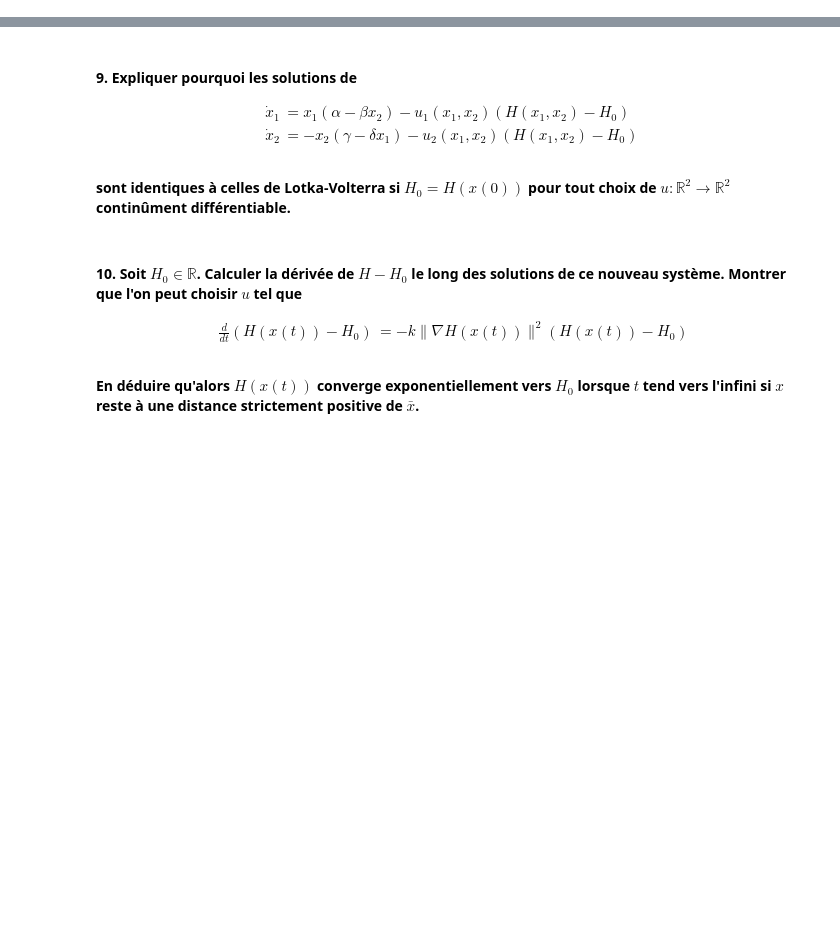
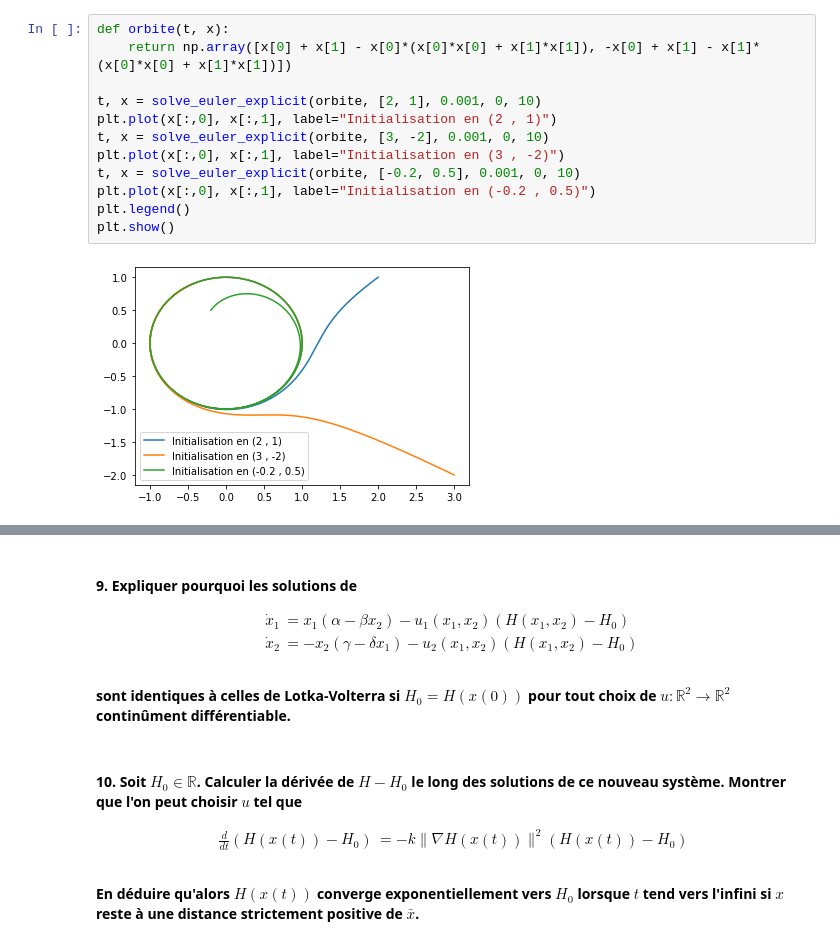
Before and after one commit to pguillot07/Devoir-Maths-Info-Equations-Differentielles, a Jupyter notebook: Rendu_equations_differentielles.ipynb, the cells around one changed output, grey strips where cells are left out. Drawn from its saved outputs; the diff is of its cells as text; blank space fills up the shorter version.

```diff
--- a/Rendu_equations_differentielles.ipynb
+++ b/Rendu_equations_differentielles.ipynb
@@ -40,0 +237,14 @@ $\text{def  solve_euler_implicit }(f, x_0, dt, t_0, t_f, intermax = 100): \\
+# %%
+def orbite(t, x):
+    return np.array([x[0] + x[1] - x[0]*(x[0]*x[0] + x[1]*x[1]), -x[0] + x[1] - x[1]*(x[0]*x[0] + x[1]*x[1])])
+
+t, x = solve_euler_explicit(orbite, [2, 1], 0.001, 0, 10)
+plt.plot(x[:,0], x[:,1], label="Initialisation en (2 , 1)")
+t, x = solve_euler_explicit(orbite, [3, -2], 0.001, 0, 10)
+plt.plot(x[:,0], x[:,1], label="Initialisation en (3 , -2)")
+t, x = solve_euler_explicit(orbite, [-0.2, 0.5], 0.001, 0, 10)
+plt.plot(x[:,0], x[:,1], label="Initialisation en (-0.2 , 0.5)")
+plt.legend()
+plt.show()
+# %% [output]
+[figure, added]
```
Also changed, not shown: parts of 44 cells of this notebook.
